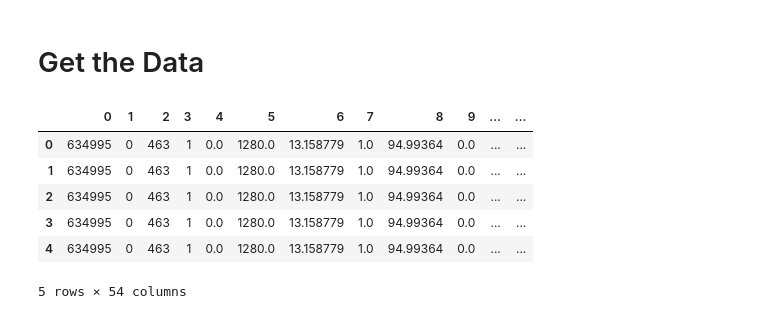
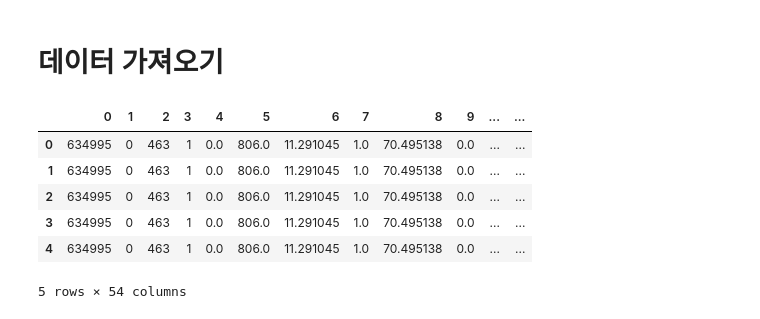
Before and after one commit to khyj0302/first-assignment, a Jupyter notebook: number_of_comments.ipynb, the cells around one changed output. Saved outputs shown, nothing was run; the diff lists cells and outputs as text; code cells hidden in the pictures.

```diff
--- a/number_of_comments.ipynb
+++ b/number_of_comments.ipynb
@@ -1,17 +1,17 @@
-# %% [markdown]
-# Get the Data
+# %% [markdown]
+# 데이터 가져오기
 # %%
 import os
 import numpy as np
 import pandas as pd
 # %%
-comments = pd.read_csv('./data/Features_Variant_5.csv', header=None)
+comments = pd.read_csv('./data/Features_Variant_1.csv', header=None)
 comments.head()
 # %% [output]
 |  | 0 | 1 | 2 | 3 | 4 | 5 | 6 | 7 | 8 | 9 | ... | ... |
-| 0 | 634995 | 0 | 463 | 1 | 0.0 | 1280.0 | 13.158779 | 1.0 | 94.99364 | 0.0 | ... | ... |
-| 1 | 634995 | 0 | 463 | 1 | 0.0 | 1280.0 | 13.158779 | 1.0 | 94.99364 | 0.0 | ... | ... |
-| 2 | 634995 | 0 | 463 | 1 | 0.0 | 1280.0 | 13.158779 | 1.0 | 94.99364 | 0.0 | ... | ... |
-| 3 | 634995 | 0 | 463 | 1 | 0.0 | 1280.0 | 13.158779 | 1.0 | 94.99364 | 0.0 | ... | ... |
-| 4 | 634995 | 0 | 463 | 1 | 0.0 | 1280.0 | 13.158779 | 1.0 | 94.99364 | 0.0 | ... | ... |
+| 0 | 634995 | 0 | 463 | 1 | 0.0 | 806.0 | 11.291045 | 1.0 | 70.495138 | 0.0 | ... | ... |
+| 1 | 634995 | 0 | 463 | 1 | 0.0 | 806.0 | 11.291045 | 1.0 | 70.495138 | 0.0 | ... | ... |
+| 2 | 634995 | 0 | 463 | 1 | 0.0 | 806.0 | 11.291045 | 1.0 | 70.495138 | 0.0 | ... | ... |
+| 3 | 634995 | 0 | 463 | 1 | 0.0 | 806.0 | 11.291045 | 1.0 | 70.495138 | 0.0 | ... | ... |
+| 4 | 634995 | 0 | 463 | 1 | 0.0 | 806.0 | 11.291045 | 1.0 | 70.495138 | 0.0 | ... | ... |
 5 rows × 54 columns
```
Also changed, not shown: parts of 18 cells of this notebook, 1 other file.
